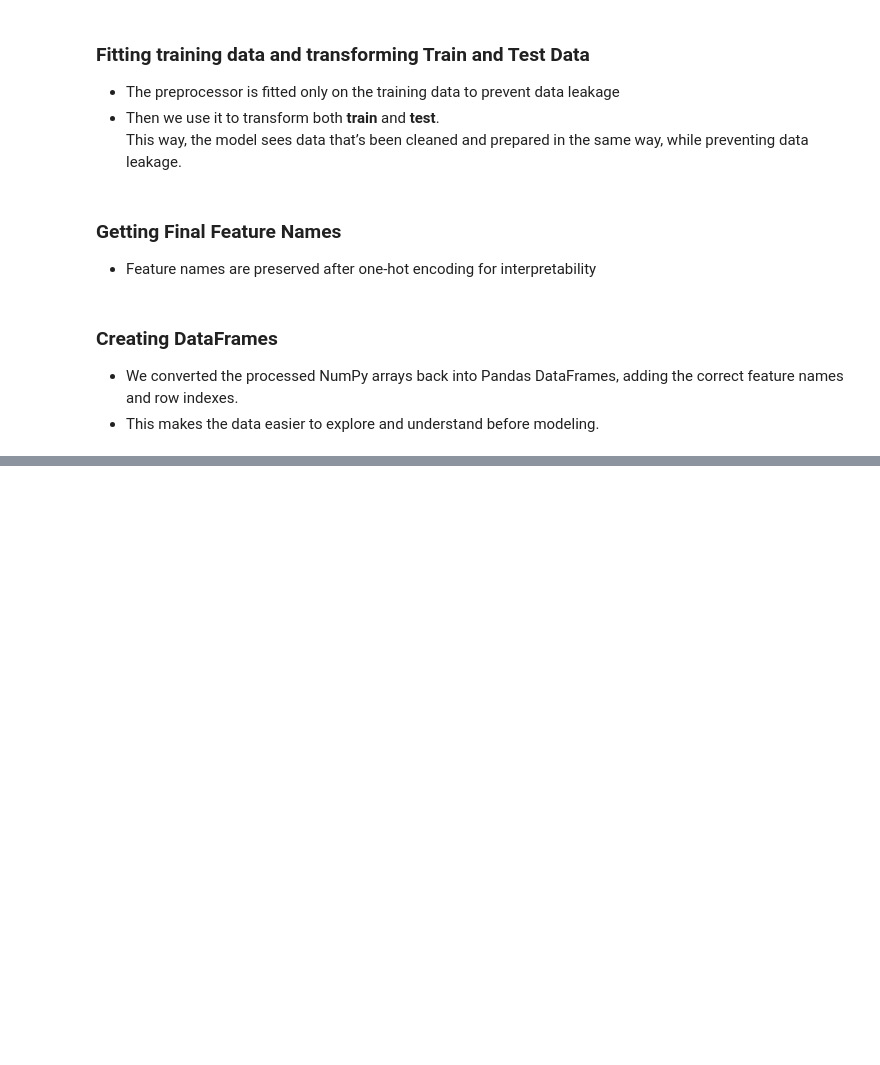
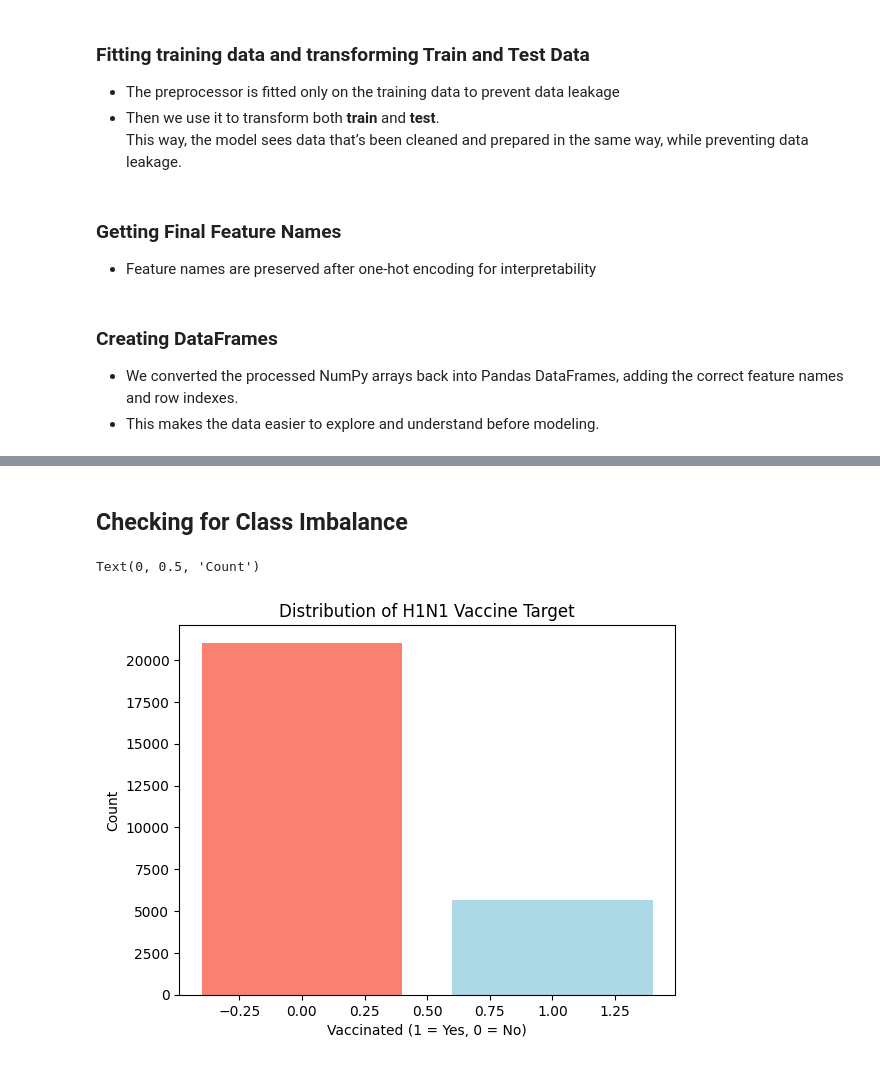
Before and after one commit to patsi-dev/Phase-3-Project, a Jupyter notebook: index.ipynb, the cells around one changed output, grey strips where cells are left out. Cells and saved outputs as stored; diff of their text form; code cells hidden in the pictures; blank space fills up the shorter version.

```diff
--- a/index.ipynb
+++ b/index.ipynb
@@ -1029,0 +781,12 @@ tree.plot_tree(criterion_gini.fit(X_train_processed_df, y_train))
+# %% [markdown]
+## Checking for Class Imbalance
+# %%
+# H1N1 vaccine
+h1n1_counts = y_h1n1.value_counts()
+plt.bar(h1n1_counts.index, h1n1_counts.values, color=['salmon', 'lightblue'])
+plt.title('Distribution of H1N1 Vaccine Target')
+plt.xlabel('Vaccinated (1 = Yes, 0 = No)')
+plt.ylabel('Count')
+# %% [output]
+Text(0, 0.5, 'Count')
+[figure, added]
```
Also changed, not shown: parts of 97 cells of this notebook.
